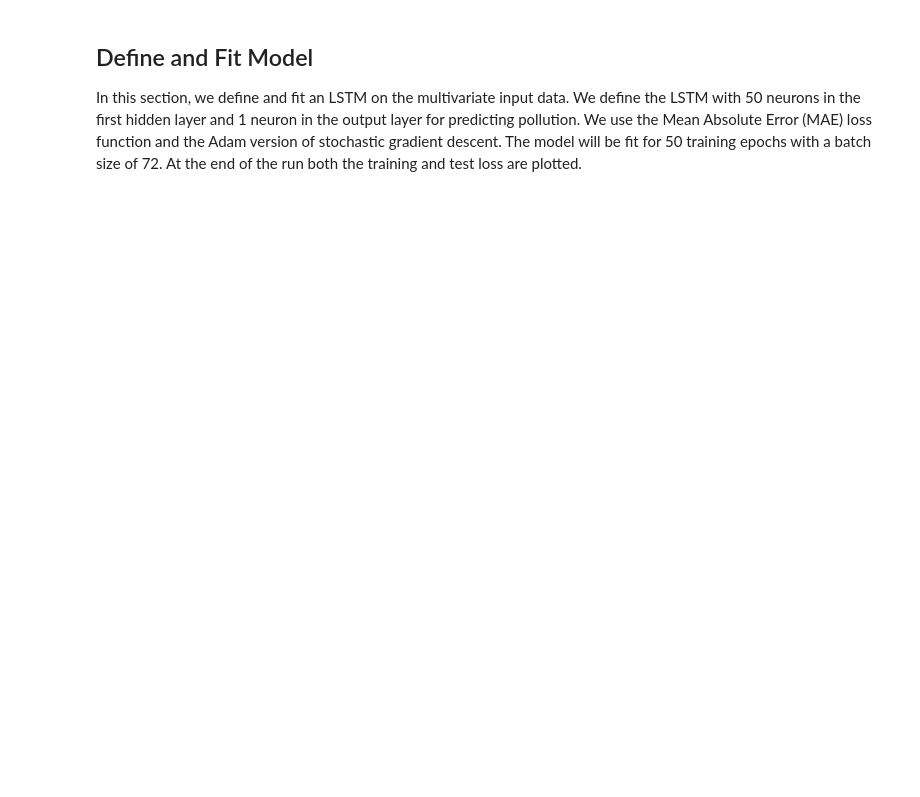
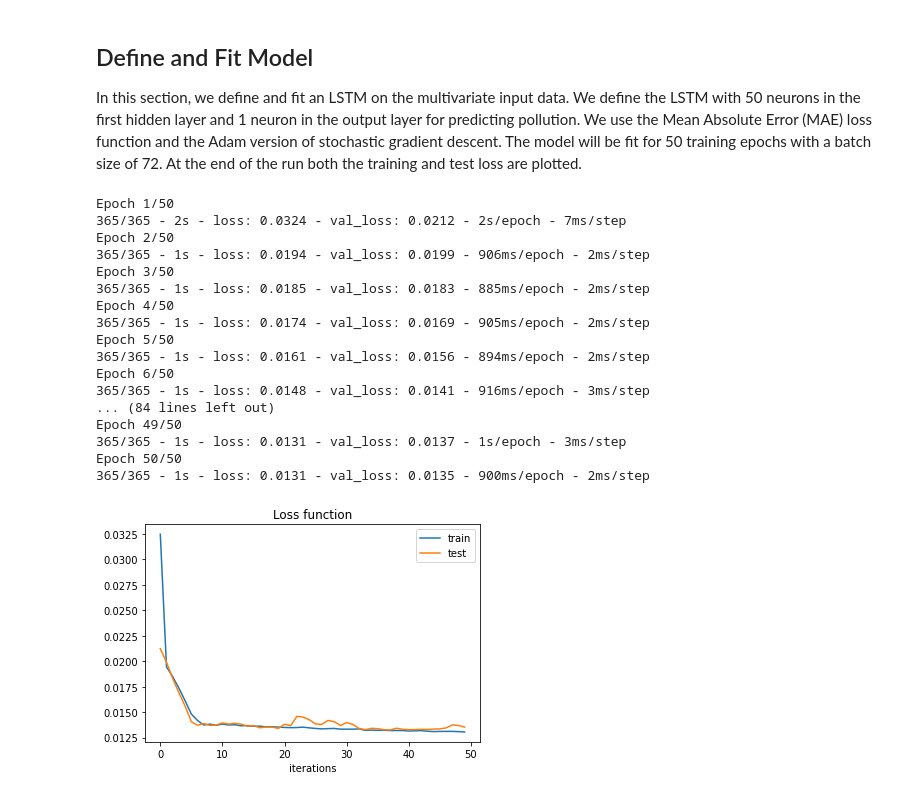
Before and after one commit to danielvcorreia-university/aa, a Jupyter notebook: Class11/Class11/lab11/Part1/TimeSeries_Polution_LSTM.ipynb, the cells around one changed output. Drawn from its saved outputs; the diff is of its cells as text; code cells hidden in the pictures; blank space fills up the shorter version.

```diff
--- a/Class11/Class11/lab11/Part1/TimeSeries_Polution_LSTM.ipynb
+++ b/Class11/Class11/lab11/Part1/TimeSeries_Polution_LSTM.ipynb
@@ -118,7 +163,6 @@ def series_to_supervised(data, n_in=1, n_out=1, dropnan=True):
     return agg
 # %%
 # encode the categorical feature cbwd: Combined wind direction (4 categorical values) into integers (0,1,2,3)
-
 encoder = LabelEncoder()
 values[:,4] = encoder.fit_transform(values[:,4]) # transform the 5th column into integers 0,1,2,3
 
@@ -127,20 +171,21 @@ values = values.astype('float32')
 
 # normalize features
 scaler = MinMaxScaler(feature_range=(0, 1))
-scaled =  ?  #apply scaler to the values
-
+scaled = scaler.fit_transform(values)  #apply scaler to the values
 
 # specify the number of lag hours. You can change this hyper-parameter
 n_hours = 3
 
 # call series_to_supervised to frame data as supervised learning
-reframed = ?
+reframed = series_to_supervised(scaled, n_in=n_hours)
 
+print("Before drop set")
 print(reframed.head(3))
 
 # we want to predict only the feature pm2.5 =var1(t)
 # Take out the columns of var2(t), var3(t),...var8(t). The indexes below are correct if n_hours = 3
-reframed.drop(reframed.columns[[31,30, 29, 28, 27, 26, 25]], axis=1, inplace=True)
+reframed.drop(reframed.columns[[31, 30, 29, 28, 27, 26, 25]], axis=1, inplace=True)
 
-#Observe the difference before and after the drop step
+# Observe the difference before and after the drop step
+print("\nAfter drop set")
 print(reframed.head(3))
@@ -165,26 +228,29 @@ Finally, the inputs (X) are reshaped into 3D format expected by LSTMs, namely [s
 
 # reframed is a structure that has not only values but also heads and row indixes. Extract only the values
 values = reframed.values
-n_train_hours = 365 * 24  #8760 (1 year, 24 times per day, i.e. period 1h)
+n_train_hours = 365 * 24 * n_hours  #8760 (1 year, 24 times per day, i.e. period 1h)
 
 #Extract training subset from values
-train = ?
+train = values[:n_train_hours, :]
+print(train.shape)
 
 #Extract test subset from values
-test = ?
+test = values[n_train_hours:, :]
+print(test.shape)
 
 # split into input and outputs
 
-n_features =  ?  #number of features
-
+n_features = 8  #number of features
 n_obs = n_hours * n_features  # 3*8 =24
 
-train_X  = ?   # train_X.shape = (8760, 24)
-train_y = ?  # train_y.shape = (8760,)
+train_X  = train[:, :-1]    # train_X.shape = (8760, 24)
+train_y = train[:, -1]      # train_y.shape = (8760,)
 
-test_X  =  ?      # test_X.shape = (35037, 24)
-test_y =  ? # test_y.shape = (35037,)
+test_X  = test[:, :-1]      # test_X.shape = (35037, 24)
+test_y = test[:, -1]        # test_y.shape = (35037,)
 
 # reshape input to be 3D [samples, lag_hours, features]
-train_X = ? # train_X.shape=(8760,3,8)
-test_X =  ?  # test_X.shape=(35037,3,8)
+train_X = train_X.reshape((train_X.shape[0], n_hours, n_features)) # train_X.shape=(8760,3,8)
+test_X = test_X.reshape((test_X.shape[0], n_hours, n_features))  # test_X.shape=(35037,3,8)
+
+print(train_X.shape, train_y.shape, test_X.shape, test_y.shape)
@@ -199,27 +269,46 @@ At the end of the run both the training and test loss are plotted.
 # %%
 # Sequential model is appropriate to design LSTM RNN
 model = Sequential()
 # train_X : 3D tensor (samples, lag_hours, feature)
 # neurons =50
 # single input_shape = (lag_hours, feature)
-model.add(LSTM(50, input_shape=()   ))
+model.add( LSTM(50, input_shape=(train_X.shape[1], train_X.shape[2])) )
 model.add(Dense(1))  # 1 neuron in the output layer
 model.compile(loss='mae', optimizer='adam')
 
 # fit network
 #verbose=0 will show nothing (silent)
 #verbose=1 will show an animated progress bar
 #verbose=2 will show the training progress for each epoch (shows loss and val_loss)
 
 history = model.fit(train_X, train_y, epochs=50, batch_size=72, validation_data=(test_X, test_y), verbose=2, shuffle=False)
 
 #  print history
 pyplot.plot(history.history['loss'])
 pyplot.plot(history.history['val_loss'])
 pyplot.title('Loss function')
 pyplot.legend(['train', 'test'])
 pyplot.xlabel('iterations')
 pyplot.show()
+# %% [output]
+Epoch 1/50
+365/365 - 2s - loss: 0.0324 - val_loss: 0.0212 - 2s/epoch - 7ms/step
+Epoch 2/50
+365/365 - 1s - loss: 0.0194 - val_loss: 0.0199 - 906ms/epoch - 2ms/step
+Epoch 3/50
+365/365 - 1s - loss: 0.0185 - val_loss: 0.0183 - 885ms/epoch - 2ms/step
+Epoch 4/50
+365/365 - 1s - loss: 0.0174 - val_loss: 0.0169 - 905ms/epoch - 2ms/step
+Epoch 5/50
+365/365 - 1s - loss: 0.0161 - val_loss: 0.0156 - 894ms/epoch - 2ms/step
+Epoch 6/50
+365/365 - 1s - loss: 0.0148 - val_loss: 0.0141 - 916ms/epoch - 3ms/step
+... (84 lines left out)
+Epoch 49/50
+365/365 - 1s - loss: 0.0131 - val_loss: 0.0137 - 1s/epoch - 3ms/step
+Epoch 50/50
+365/365 - 1s - loss: 0.0131 - val_loss: 0.0135 - 900ms/epoch - 2ms/step
+[figure, added]
 # %% [markdown]
 ## Evaluate Model
 After the model is fit, we can forecast for the test dataset.
```
Also changed, not shown: parts of 8 cells of this notebook, 5 other files.
